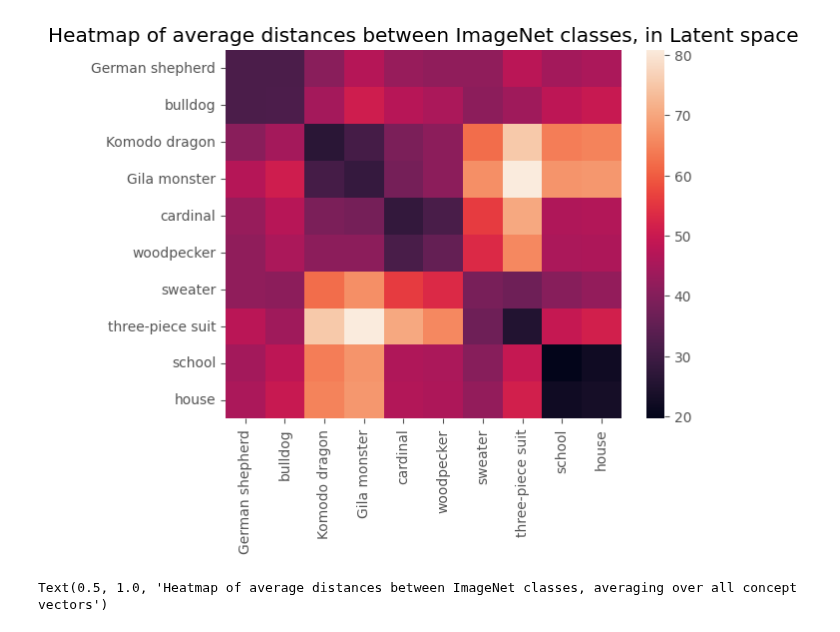
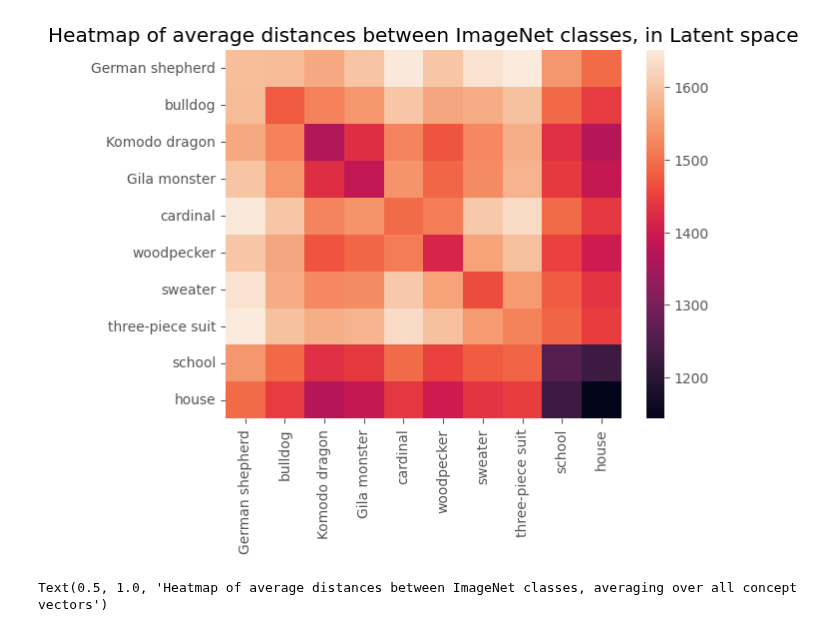
Before and after one commit to naveenr414/Concept-Learning, a Jupyter notebook: scripts/Concept Exploration.ipynb, the cells around one changed output. Saved outputs shown, nothing was run; the diff lists cells and outputs as text; code cells hidden in the pictures.

```diff
--- a/scripts/Concept Exploration.ipynb
+++ b/scripts/Concept Exploration.ipynb
@@ -66,11 +75,11 @@ plt.savefig("./scripts/Figures/heatmap_distance_tsne.png",bbox_inches="tight")
 # %%
 distance_by_class_raw = find_average_distances(concept_vectors,encode_list(label_by_concept))
-sns.heatmap(distance_by_class,xticklabels=find_unique_in_order(label_by_concept),
+sns.heatmap(distance_by_class_raw,xticklabels=find_unique_in_order(label_by_concept),
             yticklabels=find_unique_in_order(label_by_concept))
 plt.title("Heatmap of average distances between ImageNet classes, in Latent space")
 plt.savefig("./scripts/Figures/heatmap_distance_latent.png",bbox_inches="tight")
 # %% [output]
-[figure, old version]
+[figure, new version]
 # %%
 average_function = lambda x: np.average(x,axis=0)
 concat_function = lambda x: np.array(x).flatten()
```
Also changed, not shown: parts of 6 cells of this notebook, 1 other file.
